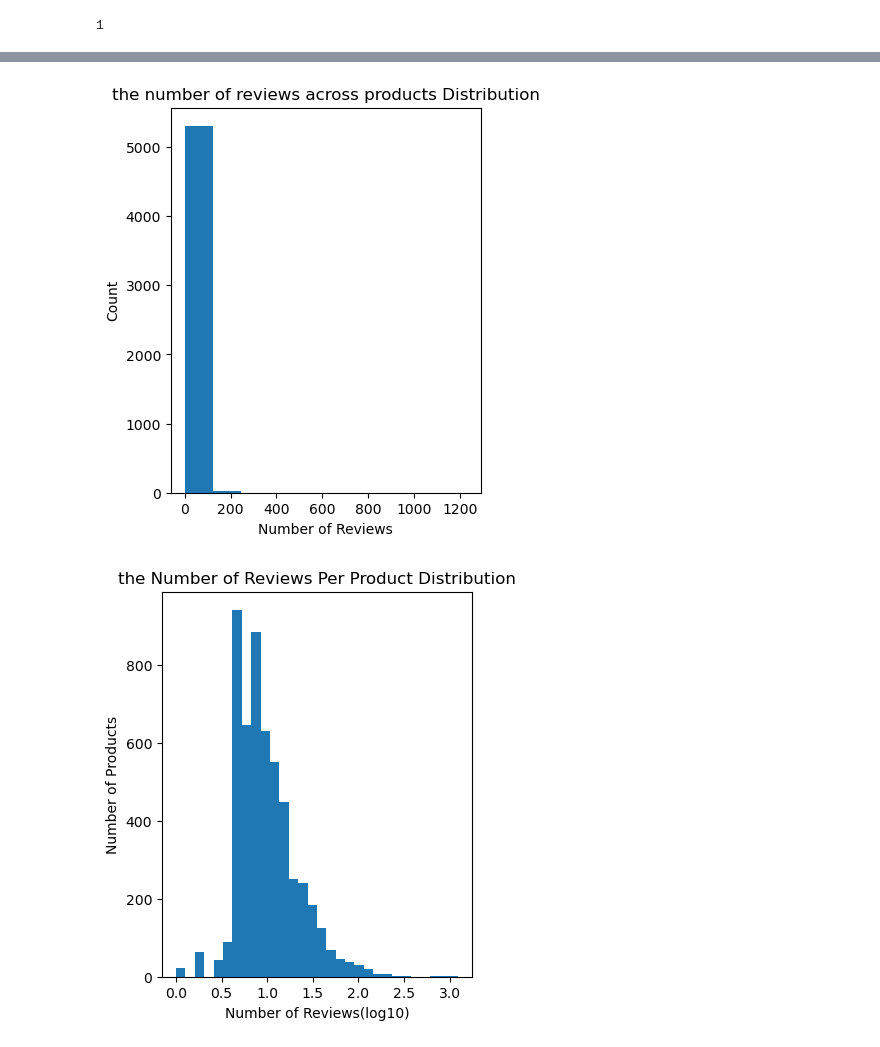
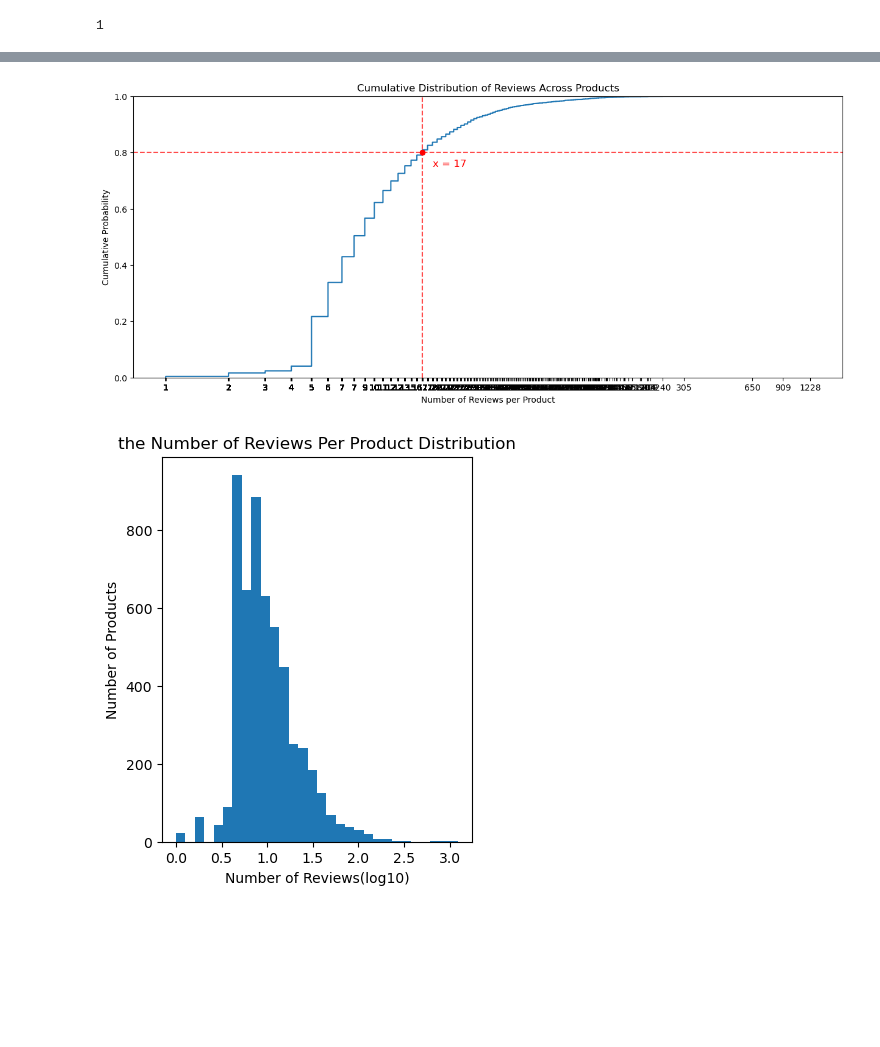
Before and after one commit to ruolan89/W25_COMP262_002_TeamGamma, a Jupyter notebook: Project_Phares1_TeamGamma.ipynb, the cells around one changed output, grey strips where cells are left out. Saved outputs shown, nothing was run; the diff lists cells and outputs as text; code cells hidden in the pictures; blank space fills up the shorter version.

```diff
--- a/Project_Phares1_TeamGamma.ipynb
+++ b/Project_Phares1_TeamGamma.ipynb
@@ -124,12 +125,20 @@ plt.show()
-# %%
-plt.figure(figsize=(4, 5))
-plt.hist(num_across_products.values)
-plt.xlabel('Number of Reviews')
-plt.ylabel('Count')
-plt.title("the number of reviews across products Distribution")
-plt.show()
-# %% [output]
-[figure, removed]
+# %%
+x_80 = np.percentile(np.log10(num_across_products.values), 80)
+# %%
+plt.figure(figsize=(15, 6))
+sns.ecdfplot(np.log10(num_across_products.values))
+plt.axhline(y=0.8, color='r', linestyle='--', alpha=0.7)
+plt.axvline(x=x_80, color='r', linestyle='--', alpha=0.7)
+plt.scatter([x_80], [0.8], color='red', zorder=3)
+plt.text(x_80+0.05, 0.75, f"x = {str(int(10**x_80))}", fontsize=12, color='red')
+xticks = np.log10(num_across_products.values)
+plt.xticks(xticks, [str(int(10**x)) for x in xticks])
+plt.xlabel("Number of Reviews per Product")
+plt.ylabel("Cumulative Probability")
+plt.title("Cumulative Distribution of Reviews Across Products")
+plt.show()
+# %% [output]
+[figure, added]
 # %%
 # c. Distribution of the number of reviews per product
 # %%
```
Also changed, not shown: parts of 36 cells of this notebook.
